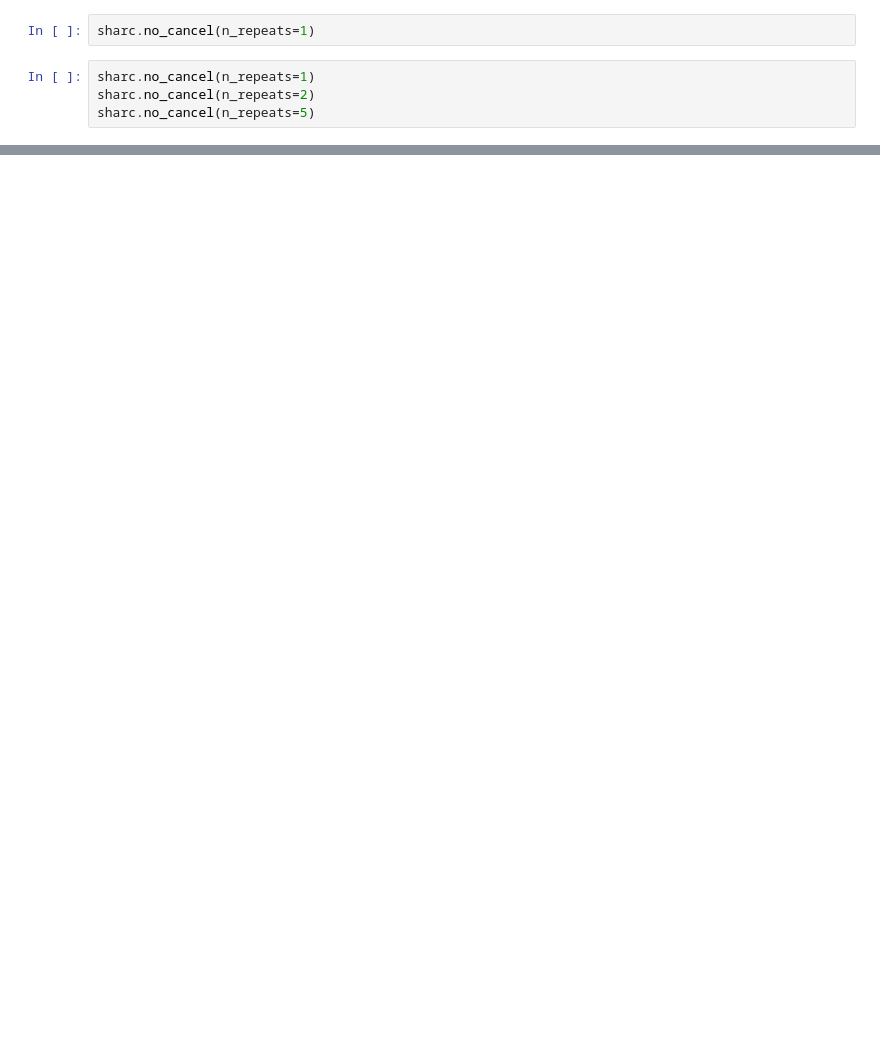
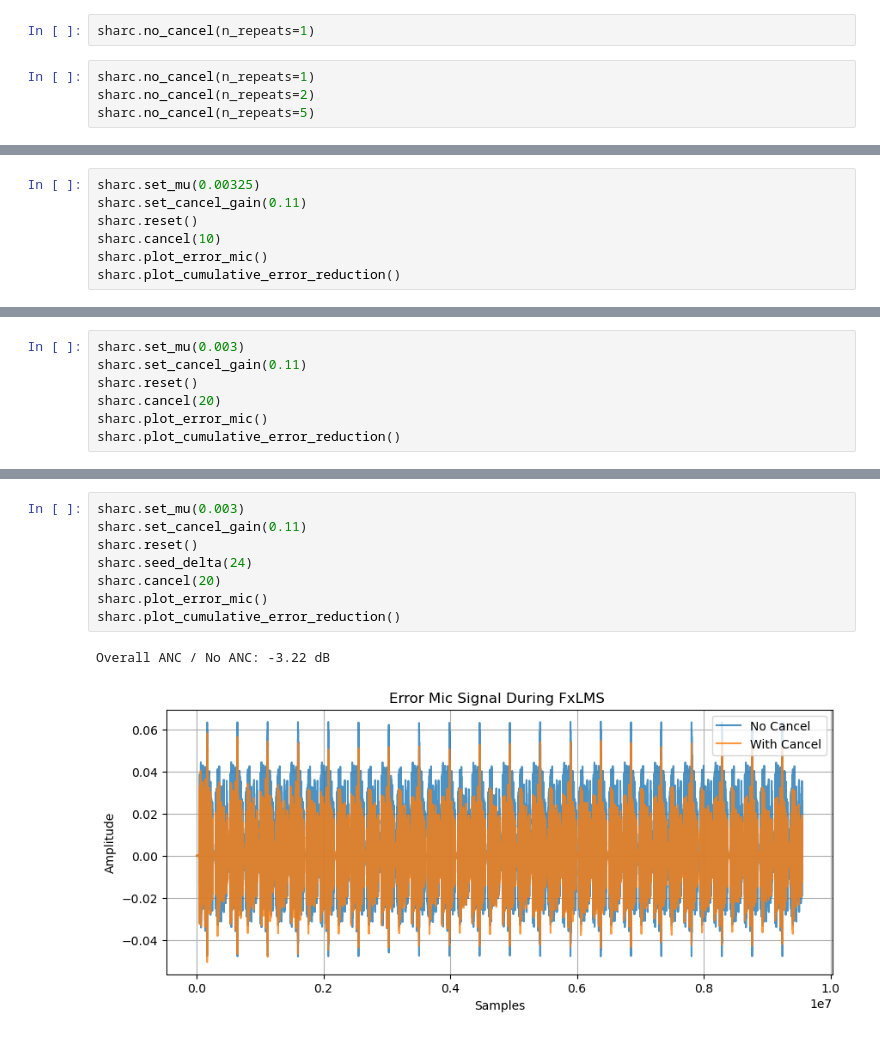
Before and after one commit to bowerirn/Reverb-Control, a Jupyter notebook: experiments/sharc_grid_search.ipynb, the cells around one changed output, grey strips where cells are left out. Cells and saved outputs as stored; diff of their text form; blank space fills up the shorter version.

```diff
--- a/experiments/sharc_grid_search.ipynb
+++ b/experiments/sharc_grid_search.ipynb
@@ -35,0 +338,7 @@ sharc.grid_search(n_repeats=2, param_dict=param_dict)
+# %%
+sharc.set_mu(0.00325)
+sharc.set_cancel_gain(0.11)
+sharc.reset()
+sharc.cancel(10)
+sharc.plot_error_mic()
+sharc.plot_cumulative_error_reduction()
@@ -35,0 +349,7 @@ sharc.grid_search(n_repeats=2, param_dict=param_dict)
+# %%
+sharc.set_mu(0.003)
+sharc.set_cancel_gain(0.11)
+sharc.reset()
+sharc.cancel(20)
+sharc.plot_error_mic()
+sharc.plot_cumulative_error_reduction()
@@ -35,0 +360,11 @@ sharc.grid_search(n_repeats=2, param_dict=param_dict)
+# %%
+sharc.set_mu(0.003)
+sharc.set_cancel_gain(0.11)
+sharc.reset()
+sharc.seed_delta(24)
+sharc.cancel(20)
+sharc.plot_error_mic()
+sharc.plot_cumulative_error_reduction()
+# %% [output]
+Overall ANC / No ANC: -3.22 dB
+[figure, added]
```
Also changed, not shown: parts of 33 cells of this notebook, 17 other files.
